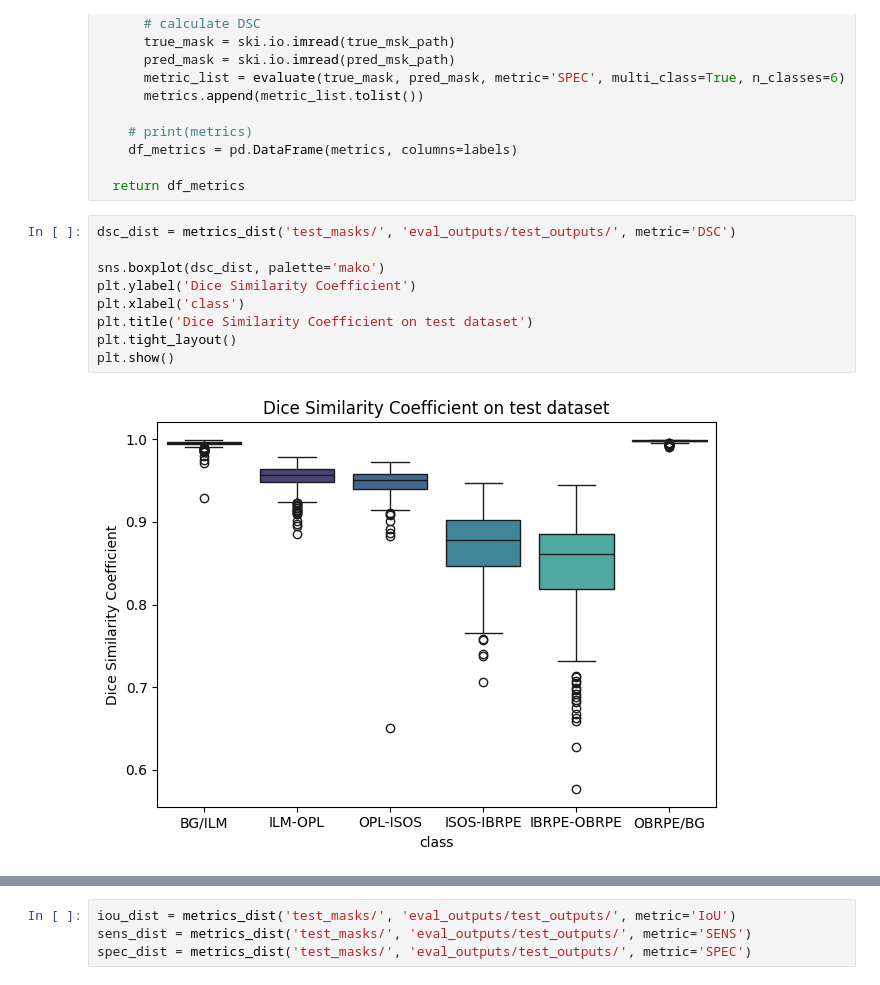
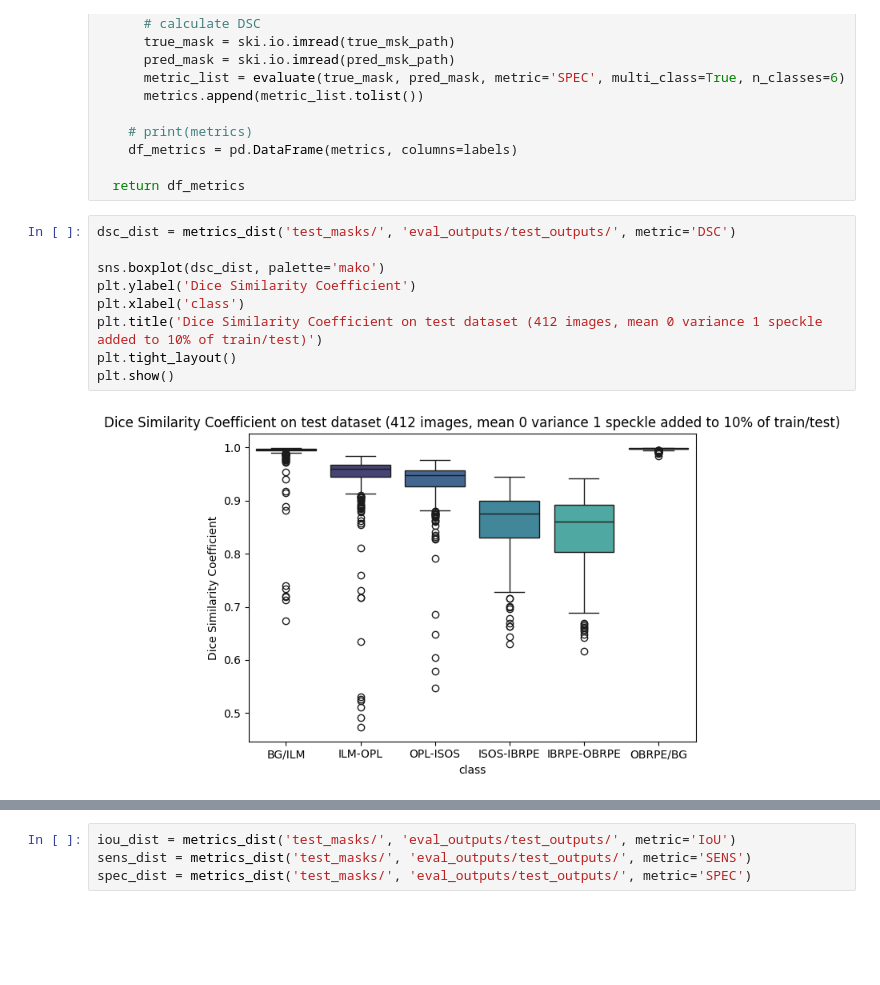
Before and after one commit to KogenNobori/Pytorch-UNet, a Jupyter notebook: visualise_analysis.ipynb, the cells around one changed output, grey strips where cells are left out. Saved outputs shown, nothing was run; the diff lists cells and outputs as text; blank space fills up the shorter version.

Commit message:
Environment creation log, training done, analysis

```diff
--- a/visualise_analysis.ipynb
+++ b/visualise_analysis.ipynb
@@ -230,12 +162,12 @@ def metrics_dist(true_msk_folder_path, pred_msk_folder_path, metric='DSC'):
 # %%
 dsc_dist = metrics_dist('test_masks/', 'eval_outputs/test_outputs/', metric='DSC')
 
 sns.boxplot(dsc_dist, palette='mako')
 plt.ylabel('Dice Similarity Coefficient')
 plt.xlabel('class')
-plt.title('Dice Similarity Coefficient on test dataset')
+plt.title('Dice Similarity Coefficient on test dataset (412 images, mean 0 variance 1 speckle added to 10% of train/test)')
 plt.tight_layout()
 plt.show()
 # %% [output]
-[figure, old version]
+[figure, new version]
 # %%
```
Also changed, not shown: parts of 18 cells of this notebook, 3 other files.
